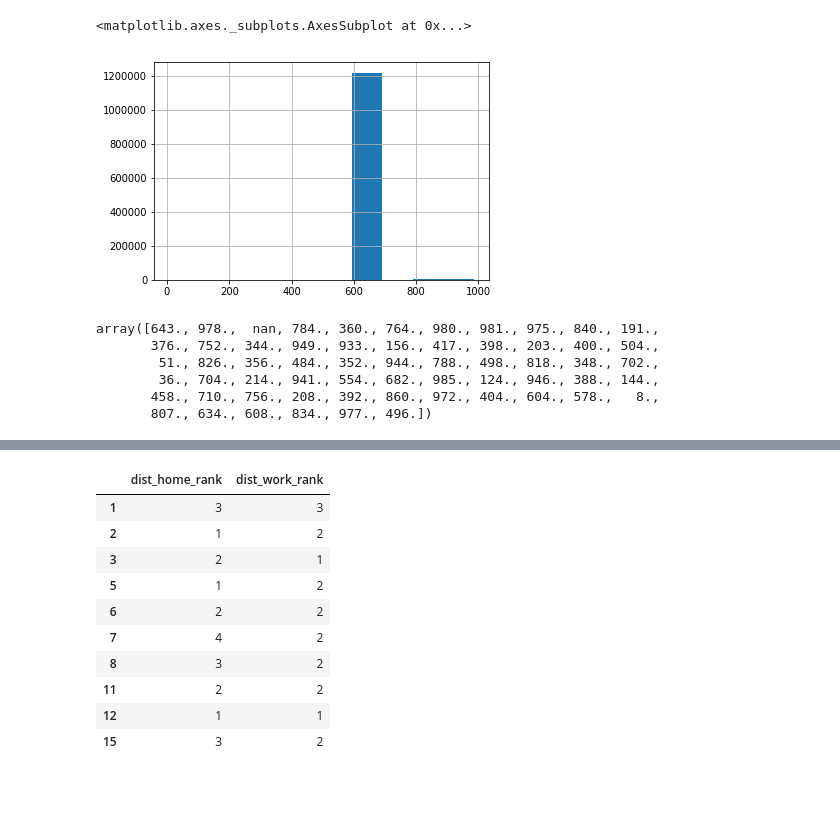
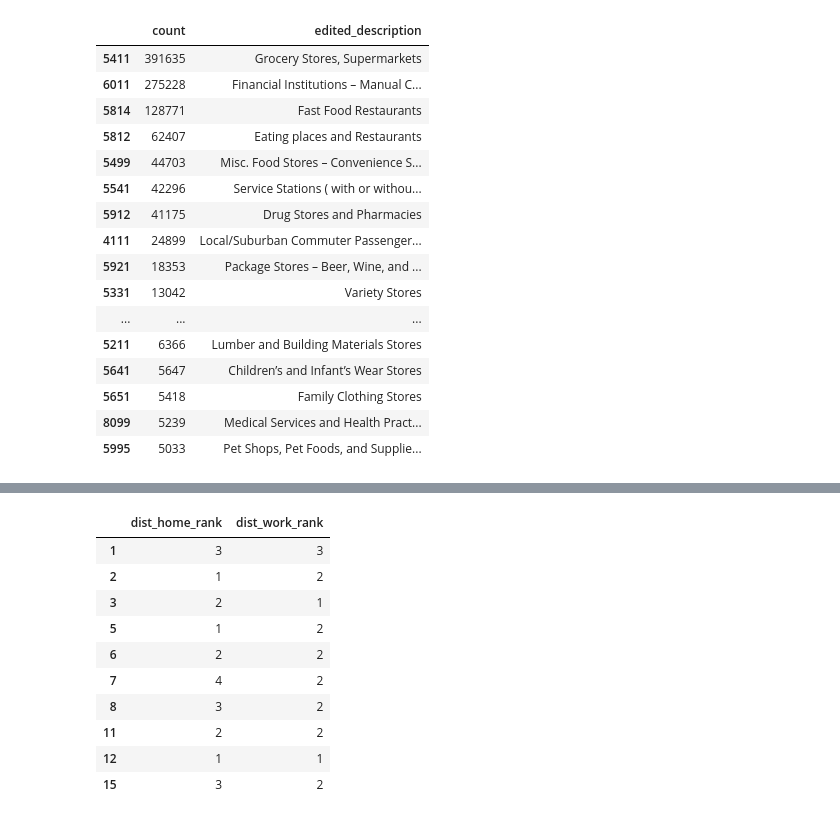
Before and after one commit to PhySci/raiffaizen, a Jupyter notebook: DBSCAN.ipynb, the cells around one changed output, grey strips where cells are left out. Saved outputs shown, nothing was run; the diff lists cells and outputs as text; code cells hidden in the pictures; blank space fills up the shorter version.

```diff
--- a/DBSCAN.ipynb
+++ b/DBSCAN.ipynb
@@ -44,14 +41,0 @@ train_df.head()
-# %%
-train_df.currency.hist()
-# %% [output]
-<matplotlib.axes._subplots.AxesSubplot at 0x...>
-[figure, removed]
-# %%
-train_df.currency.unique()
-# %% [output]
-array([643., 978.,  nan, 784., 360., 764., 980., 981., 975., 840., 191.,
-       376., 752., 344., 949., 933., 156., 417., 398., 203., 400., 504.,
-        51., 826., 356., 484., 352., 944., 788., 498., 818., 348., 702.,
-        36., 704., 214., 941., 554., 682., 985., 124., 946., 388., 144.,
-       458., 710., 756., 208., 392., 860., 972., 404., 604., 578.,   8.,
-       807., 634., 608., 834., 977., 496.])
@@ -65,2 +42,22 @@ mcc_code = 5411
+# %%
+mcc_codes.loc[:,['count','edited_description']].head(20)
+# %% [output]
+|  | count | edited_description |
+| 5411 | 391635 | Grocery Stores, Supermarkets |
+| 6011 | 275228 | Financial Institutions – Manual C... |
+| 5814 | 128771 | Fast Food Restaurants |
+| 5812 | 62407 | Eating places and Restaurants |
+| 5499 | 44703 | Misc. Food Stores – Convenience S... |
+| 5541 | 42296 | Service Stations ( with or withou... |
+| 5912 | 41175 | Drug Stores and Pharmacies |
+| 4111 | 24899 | Local/Suburban Commuter Passenger... |
+| 5921 | 18353 | Package Stores – Beer, Wine, and ... |
+| 5331 | 13042 | Variety Stores |
+| ... | ... | ... |
+| 5211 | 6366 | Lumber and Building Materials Stores |
+| 5641 | 5647 | Children’s and Infant’s Wear Stores |
+| 5651 | 5418 | Family Clothing Stores |
+| 8099 | 5239 | Medical Services and Health Pract... |
+| 5995 | 5033 | Pet Shops, Pet Foods, and Supplie... |
 # %%
 best_dbscan_params = {'eps': 0.036, 'min_samples': 2}
```
Also changed, not shown: parts of 27 cells of this notebook, 3 other files.
